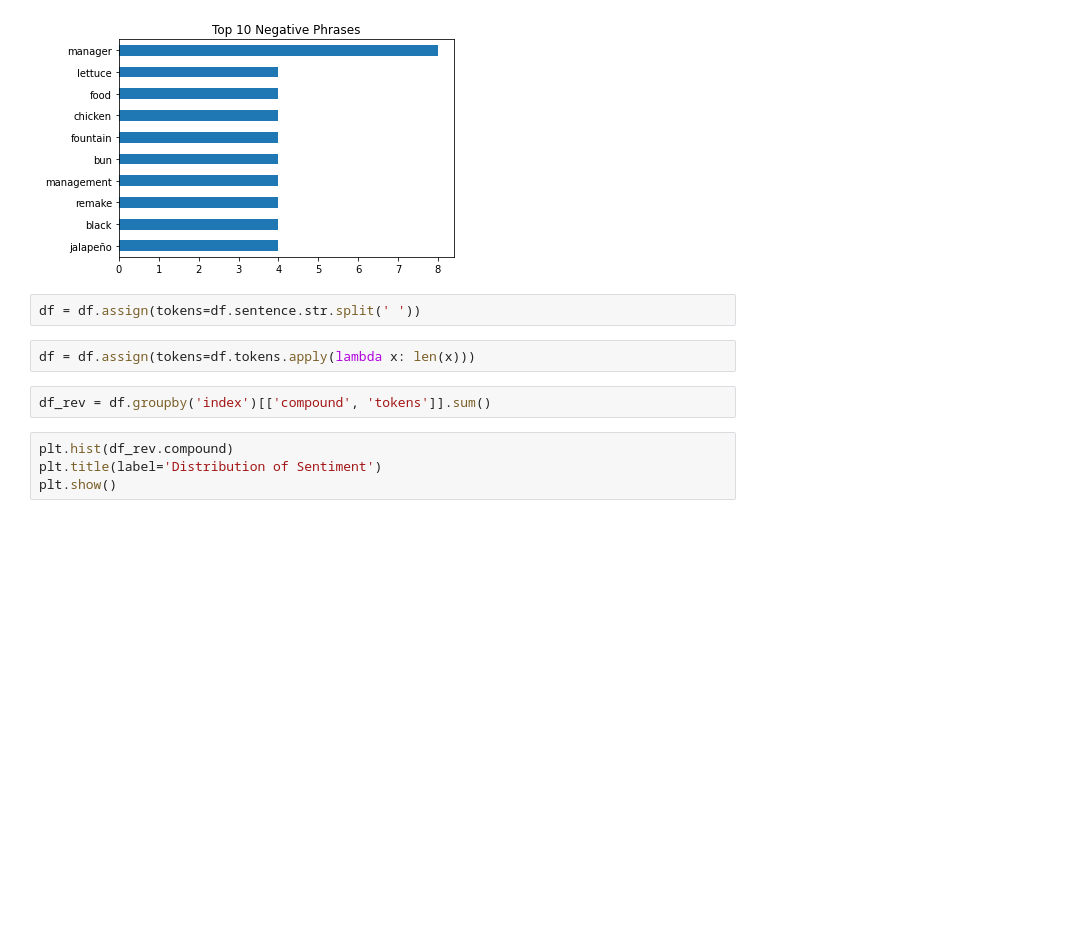
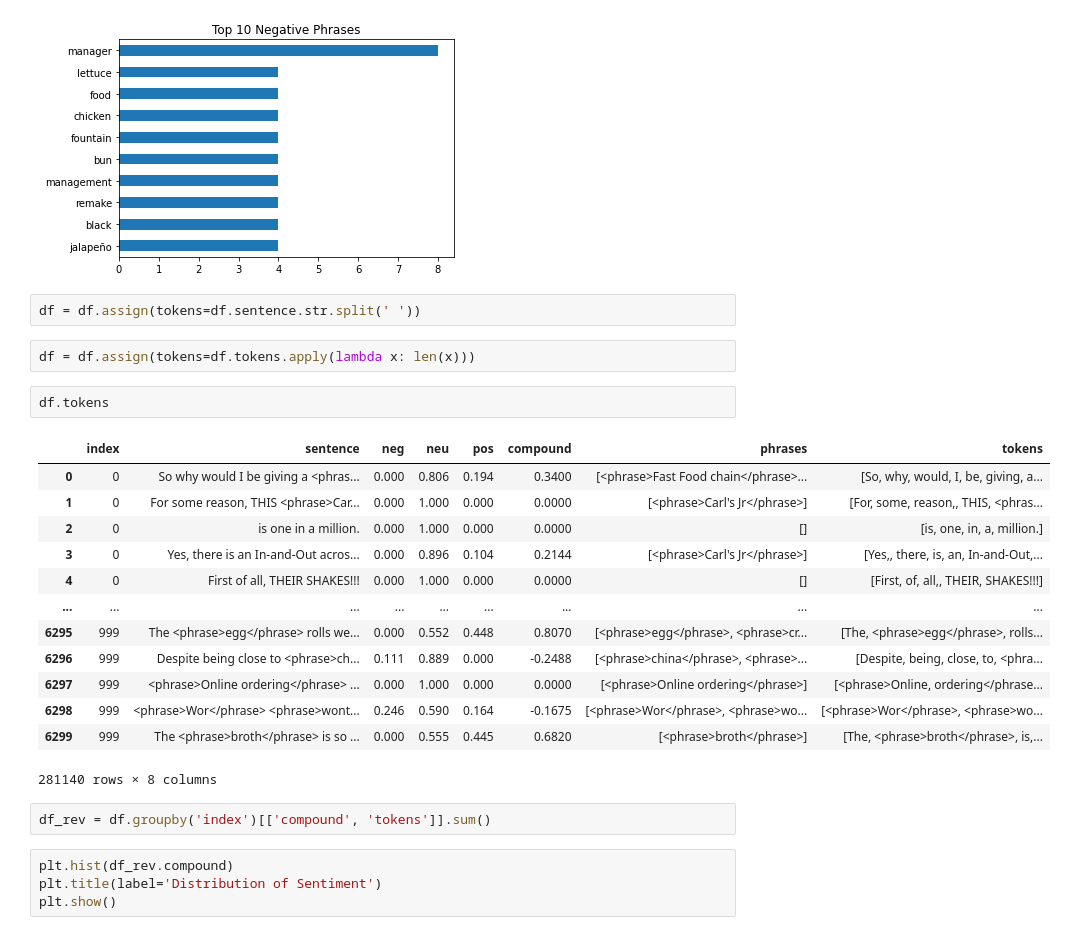
Before and after one commit to Lannnnnnn/LA-Restaurant-recommend, a Jupyter notebook: notebooks/eda_autophrase.ipynb, the cells around one changed output. Drawn from its saved outputs; the diff is of its cells as text; blank space fills up the shorter version.

```diff
--- a/notebooks/eda_autophrase.ipynb
+++ b/notebooks/eda_autophrase.ipynb
@@ -294,6 +272,22 @@ negative_phrases[0:10].plot.barh(title='Top 10 Negative Phrases').invert_yaxis()
 df = df.assign(tokens=df.sentence.str.split(' '))
 # %%
 df = df.assign(tokens=df.tokens.apply(lambda x: len(x)))
+# %%
+df.tokens
+# %% [output]
+|  | index | sentence | neg | neu | pos | compound | phrases | tokens |
+| 0 | 0 | So why would I be giving a <phras... | 0.000 | 0.806 | 0.194 | 0.3400 | [<phrase>Fast Food chain</phrase>... | [So, why, would, I, be, giving, a... |
+| 1 | 0 | For some reason, THIS <phrase>Car... | 0.000 | 1.000 | 0.000 | 0.0000 | [<phrase>Carl's Jr</phrase>] | [For, some, reason,, THIS, <phras... |
+| 2 | 0 | is one in a million. | 0.000 | 1.000 | 0.000 | 0.0000 | [] | [is, one, in, a, million.] |
+| 3 | 0 | Yes, there is an In-and-Out acros... | 0.000 | 0.896 | 0.104 | 0.2144 | [<phrase>Carl's Jr</phrase>] | [Yes,, there, is, an, In-and-Out,... |
+| 4 | 0 | First of all, THEIR SHAKES!!! | 0.000 | 1.000 | 0.000 | 0.0000 | [] | [First, of, all,, THEIR, SHAKES!!!] |
+| ... | ... | ... | ... | ... | ... | ... | ... | ... |
+| 6295 | 999 | The <phrase>egg</phrase> rolls we... | 0.000 | 0.552 | 0.448 | 0.8070 | [<phrase>egg</phrase>, <phrase>cr... | [The, <phrase>egg</phrase>, rolls... |
+| 6296 | 999 | Despite being close to <phrase>ch... | 0.111 | 0.889 | 0.000 | -0.2488 | [<phrase>china</phrase>, <phrase>... | [Despite, being, close, to, <phra... |
+| 6297 | 999 | <phrase>Online ordering</phrase> ... | 0.000 | 1.000 | 0.000 | 0.0000 | [<phrase>Online ordering</phrase>] | [<phrase>Online, ordering</phrase... |
+| 6298 | 999 | <phrase>Wor</phrase> <phrase>wont... | 0.246 | 0.590 | 0.164 | -0.1675 | [<phrase>Wor</phrase>, <phrase>wo... | [<phrase>Wor</phrase>, <phrase>wo... |
+| 6299 | 999 | The <phrase>broth</phrase> is so ... | 0.000 | 0.555 | 0.445 | 0.6820 | [<phrase>broth</phrase>] | [The, <phrase>broth</phrase>, is,... |
+281140 rows × 8 columns
 # %%
 df_rev = df.groupby('index')[['compound', 'tokens']].sum()
 # %%
```
Also changed, not shown: parts of 39 cells of this notebook, 1 other file.
